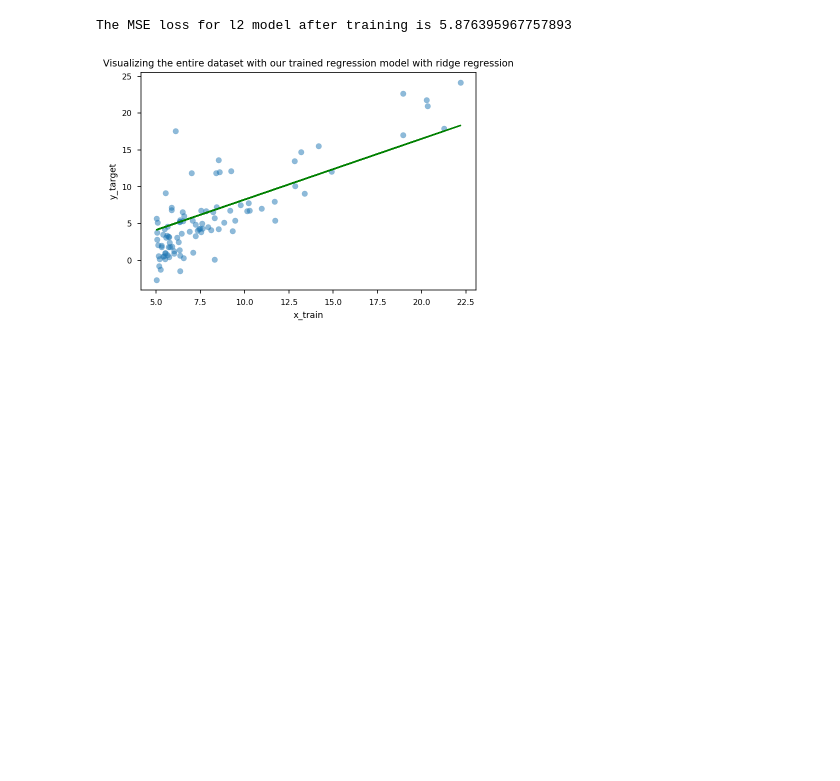
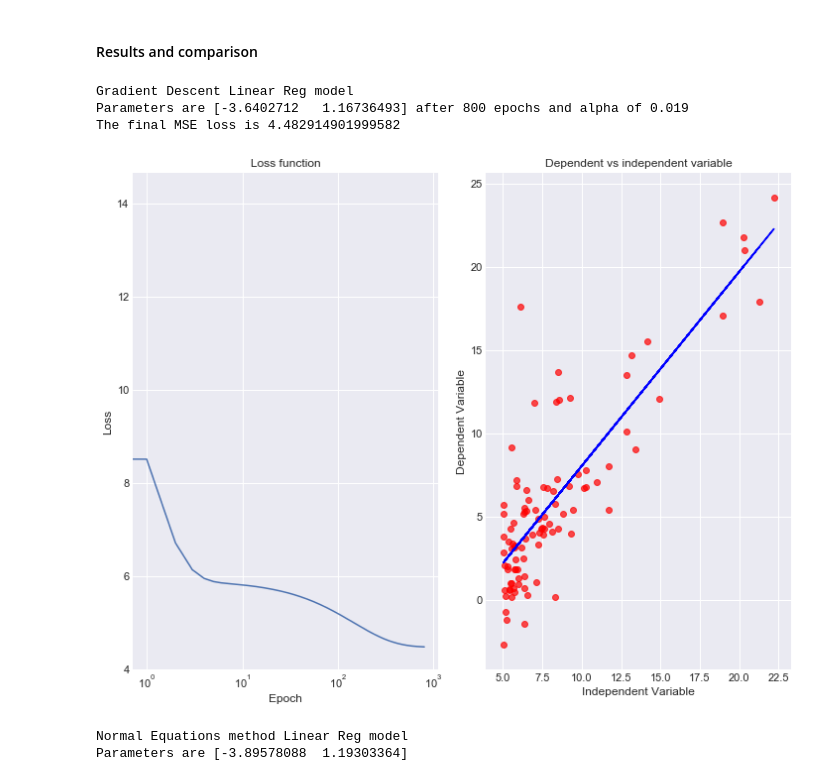
Before and after one commit to SamSamhuns/ml_linear_logistic_regression, a Jupyter notebook: linear_regression.ipynb, the cells around one changed output. Cells and saved outputs as stored; diff of their text form; code cells hidden in the pictures; blank space fills up the shorter version.

```diff
--- a/linear_regression.ipynb
+++ b/linear_regression.ipynb
@@ -251,12 +141,18 @@ l4.train(X_n1, y_ntf)
-# %%
-print("The MSE loss for l2 model after training is", mse(y_target, y_pred(X_feat, l4.theta_0, l4.theta_1)))
-
-plt.scatter(X_feat, y_target, alpha=0.5)
-plt.plot(X_feat, y_pred(X_feat, l4.theta_0, l4.theta_1), color='g')
-plt.xlabel('x_train')
-plt.ylabel('y_target')
-plt.title("Visualizing the entire dataset with our trained regression model with ridge regression")
-plt.show()
-# %% [output]
-The MSE loss for l2 model after training is 5.876395967757893
-[figure, removed]
+# %%
+l1 = Linear_regression_gd(800, 0.019)
+l1.train(X_feat, y_target)
+
+l2 = Linear_regression_ne()
+l2.train(X_feat, y_target)
+# %% [markdown]
+#### Results and comparison
+# %%
+display_loss_best_fit(l1, X_feat, y_target)
+display_loss_best_fit(l2, X_feat, y_target)
+# %% [output]
+Gradient Descent Linear Reg model
+Parameters are [-3.6402712   1.16736493] after 800 epochs and alpha of 0.019
+The final MSE loss is 4.482914901999582
+[figure, added]
+Normal Equations method Linear Reg model
+Parameters are [-3.89578088  1.19303364]
```
Also changed, not shown: parts of 27 cells of this notebook.
